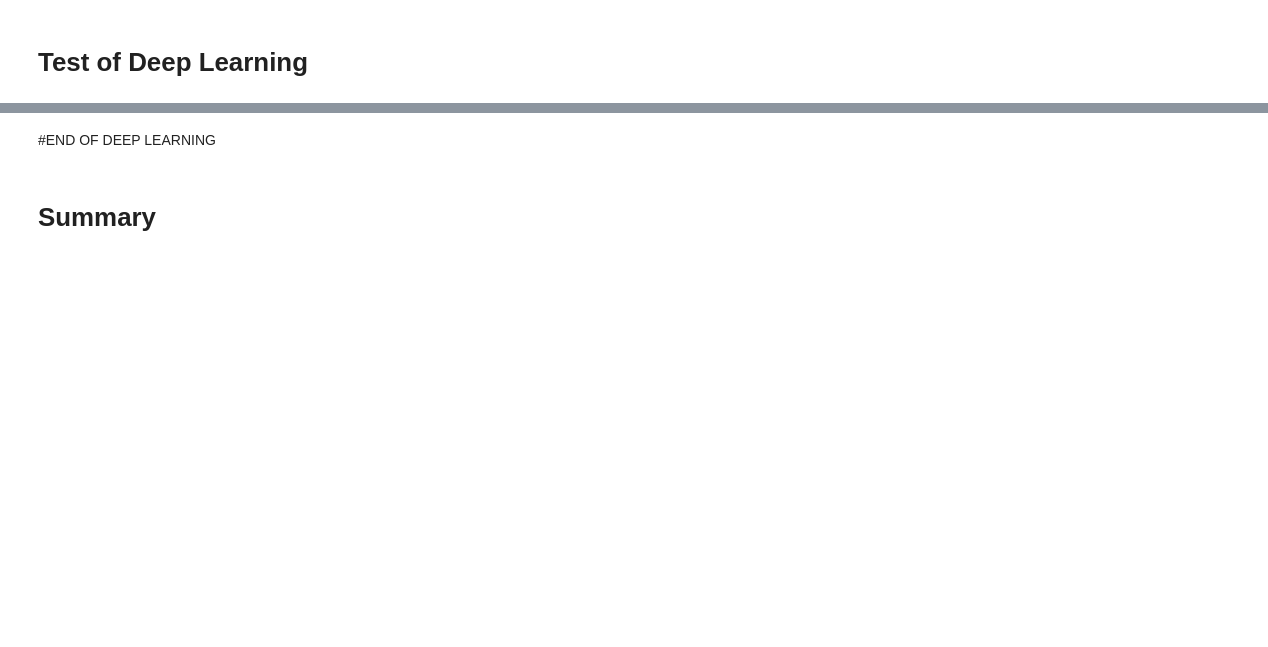
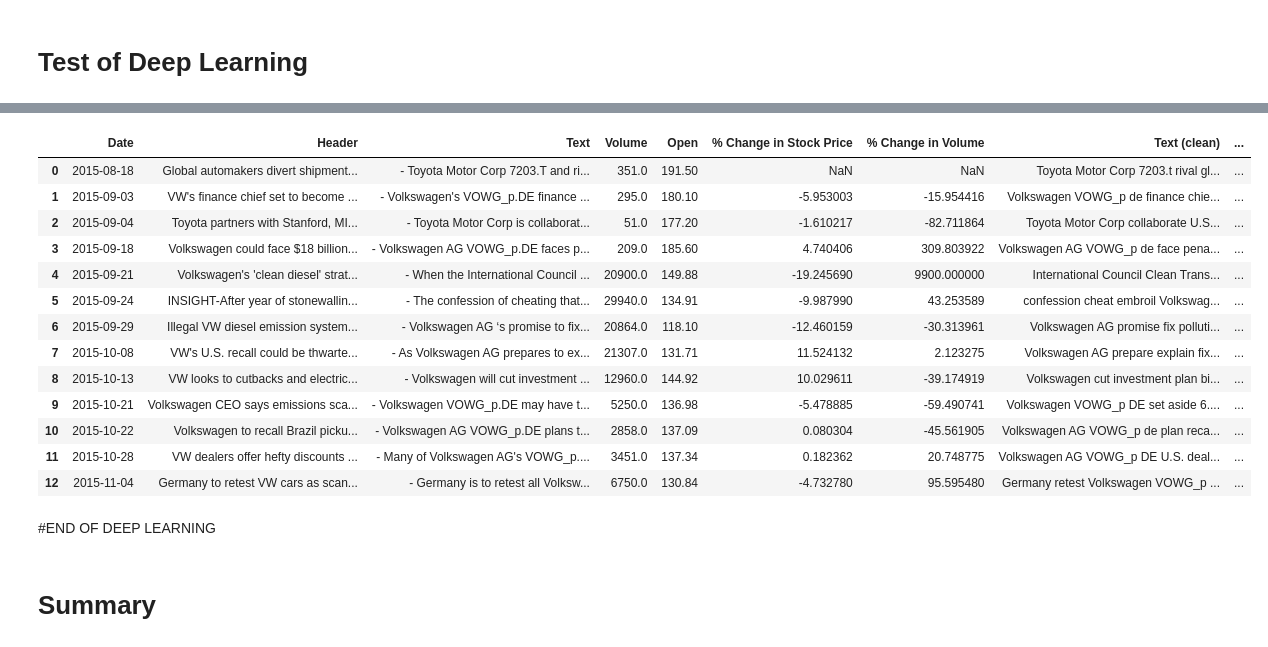
Before and after one commit to anair123/NLP-Final-Project, a Jupyter notebook: NLP Project/Volkswagen.ipynb, the cells around one changed output, grey strips where cells are left out. Drawn from its saved outputs; the diff is of its cells as text; code cells hidden in the pictures; blank space fills up the shorter version.

```diff
--- a/NLP Project/Volkswagen.ipynb
+++ b/NLP Project/Volkswagen.ipynb
@@ -686,5 +736,21 @@ for i in df.iloc[:,2]:
 # %%
 df['deep_learning_sentiment_prob'] = sentiment_prob
+df
+# %% [output]
+|  | Date | Header | Text | Volume | Open | % Change in Stock Price | % Change in Volume | Text (clean) | ... |
+| 0 | 2015-08-18 | Global automakers divert shipment... | - Toyota Motor Corp 7203.T and ri... | 351.0 | 191.50 | NaN | NaN | Toyota Motor Corp 7203.t rival gl... | ... |
+| 1 | 2015-09-03 | VW's finance chief set to become ... | - Volkswagen's VOWG_p.DE finance ... | 295.0 | 180.10 | -5.953003 | -15.954416 | Volkswagen VOWG_p de finance chie... | ... |
+| 2 | 2015-09-04 | Toyota partners with Stanford, MI... | - Toyota Motor Corp is collaborat... | 51.0 | 177.20 | -1.610217 | -82.711864 | Toyota Motor Corp collaborate U.S... | ... |
+| 3 | 2015-09-18 | Volkswagen could face $18 billion... | - Volkswagen AG VOWG_p.DE faces p... | 209.0 | 185.60 | 4.740406 | 309.803922 | Volkswagen AG VOWG_p de face pena... | ... |
+| 4 | 2015-09-21 | Volkswagen's 'clean diesel' strat... | - When the International Council ... | 20900.0 | 149.88 | -19.245690 | 9900.000000 | International Council Clean Trans... | ... |
+| 5 | 2015-09-24 | INSIGHT-After year of stonewallin... | - The confession of cheating that... | 29940.0 | 134.91 | -9.987990 | 43.253589 | confession cheat embroil Volkswag... | ... |
+| 6 | 2015-09-29 | Illegal VW diesel emission system... | - Volkswagen AG ‘s promise to fix... | 20864.0 | 118.10 | -12.460159 | -30.313961 | Volkswagen AG promise fix polluti... | ... |
+| 7 | 2015-10-08 | VW's U.S. recall could be thwarte... | - As Volkswagen AG prepares to ex... | 21307.0 | 131.71 | 11.524132 | 2.123275 | Volkswagen AG prepare explain fix... | ... |
+| 8 | 2015-10-13 | VW looks to cutbacks and electric... | - Volkswagen will cut investment ... | 12960.0 | 144.92 | 10.029611 | -39.174919 | Volkswagen cut investment plan bi... | ... |
+| 9 | 2015-10-21 | Volkswagen CEO says emissions sca... | - Volkswagen VOWG_p.DE may have t... | 5250.0 | 136.98 | -5.478885 | -59.490741 | Volkswagen VOWG_p DE set aside 6.... | ... |
+| 10 | 2015-10-22 | Volkswagen to recall Brazil picku... | - Volkswagen AG VOWG_p.DE plans t... | 2858.0 | 137.09 | 0.080304 | -45.561905 | Volkswagen AG VOWG_p de plan reca... | ... |
+| 11 | 2015-10-28 | VW dealers offer hefty discounts ... | - Many of Volkswagen AG's VOWG_p.... | 3451.0 | 137.34 | 0.182362 | 20.748775 | Volkswagen AG VOWG_p DE U.S. deal... | ... |
+| 12 | 2015-11-04 | Germany to retest VW cars as scan... | - Germany is to retest all Volksw... | 6750.0 | 130.84 | -4.732780 | 95.595480 | Germany retest Volkswagen VOWG_p ... | ... |
 # %% [markdown]
 #END OF DEEP LEARNING
 # %% [markdown]
```
Also changed, not shown: parts of 17 cells of this notebook.
